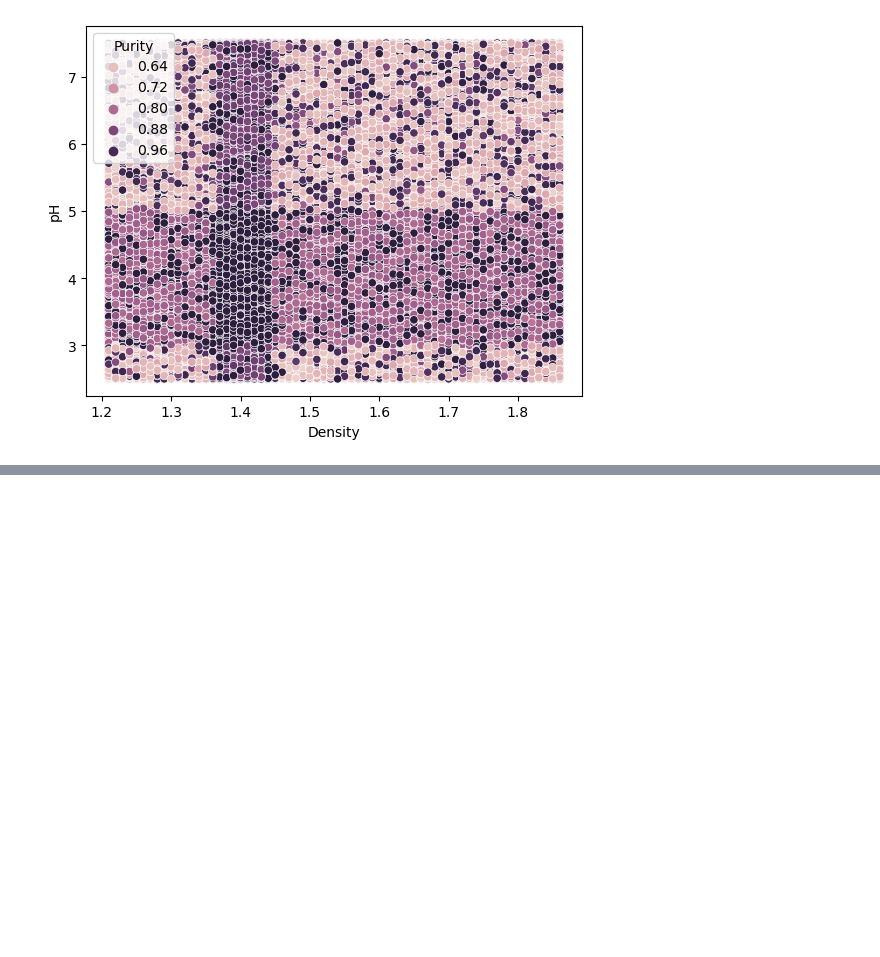
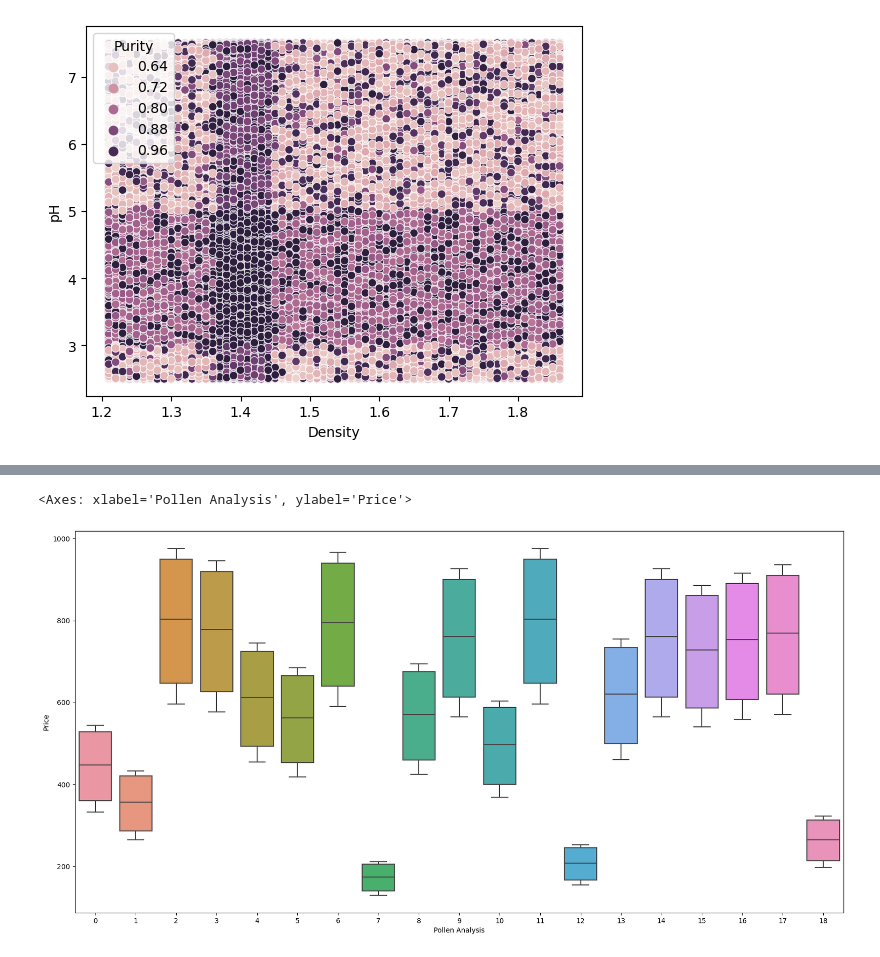
Before and after one commit to UARKHAWG/honeyInsights, a Jupyter notebook: eda.ipynb, the cells around one changed output, grey strips where cells are left out. Saved outputs shown, nothing was run; the diff lists cells and outputs as text; code cells hidden in the pictures; blank space fills up the shorter version.

```diff
--- a/eda.ipynb
+++ b/eda.ipynb
@@ -104,0 +132,4 @@ sns.scatterplot(data=df, x='WC', y='pH', hue='Price')
+# %%
+encoder=LabelEncoder()
+df['Pollen Analysis'] = encoder.fit_transform(df['Pollen Analysis'])
+df
@@ -104,0 +150,6 @@ sns.scatterplot(data=df, x='WC', y='pH', hue='Price')
+# %%
+plt.figure(figsize=(20,10))
+sns.boxplot(data=df,x='Pollen Analysis',y='Price')
+# %% [output]
+<Axes: xlabel='Pollen Analysis', ylabel='Price'>
+[figure, added]
```
Also changed, not shown: parts of 7 cells of this notebook.
